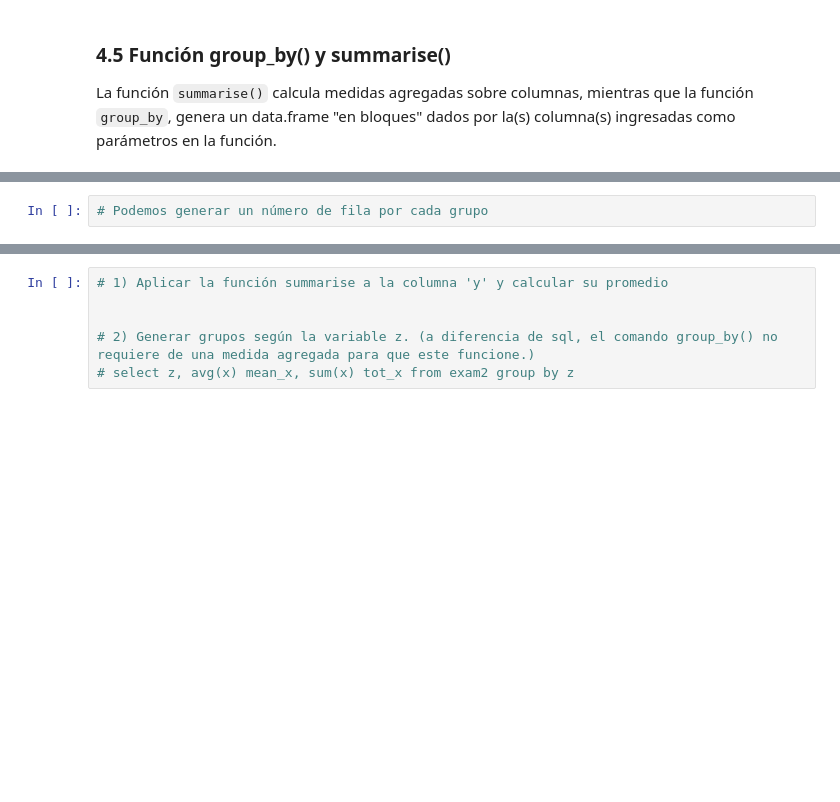
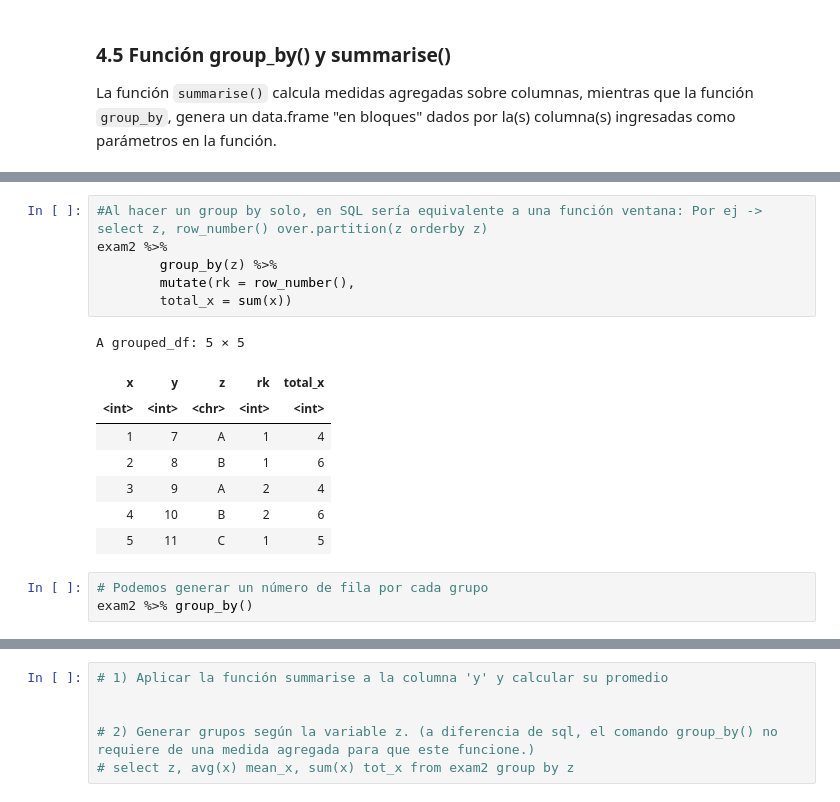
Before and after one commit to avineses/PUC_DBDC, a Jupyter notebook: Clase3/Clase3_01_manipulacion_de_tablas_I.ipynb, the cells around one changed output, grey strips where cells are left out. Drawn from its saved outputs; the diff is of its cells as text; blank space fills up the shorter version.

```diff
--- a/Clase3/Clase3_01_manipulacion_de_tablas_I.ipynb
+++ b/Clase3/Clase3_01_manipulacion_de_tablas_I.ipynb
@@ -613,2 +622,18 @@ exam2
+# %%
+#Al hacer un group by solo, en SQL sería equivalente a una función ventana: Por ej -> select z, row_number() over.partition(z orderby z)
+exam2 %>%
+        group_by(z) %>%
+        mutate(rk = row_number(),
+        total_x = sum(x))
+# %% [output]
+A grouped_df: 5 × 5
+| x | y | z | rk | total_x |
+| <int> | <int> | <chr> | <int> | <int> |
+| 1 | 7 | A | 1 | 4 |
+| 2 | 8 | B | 1 | 6 |
+| 3 | 9 | A | 2 | 4 |
+| 4 | 10 | B | 2 | 6 |
+| 5 | 11 | C | 1 | 5 |
 # %%
 # Podemos generar un número de fila por cada grupo
+exam2 %>% group_by()
```
Also changed, not shown: parts of 15 cells of this notebook.
